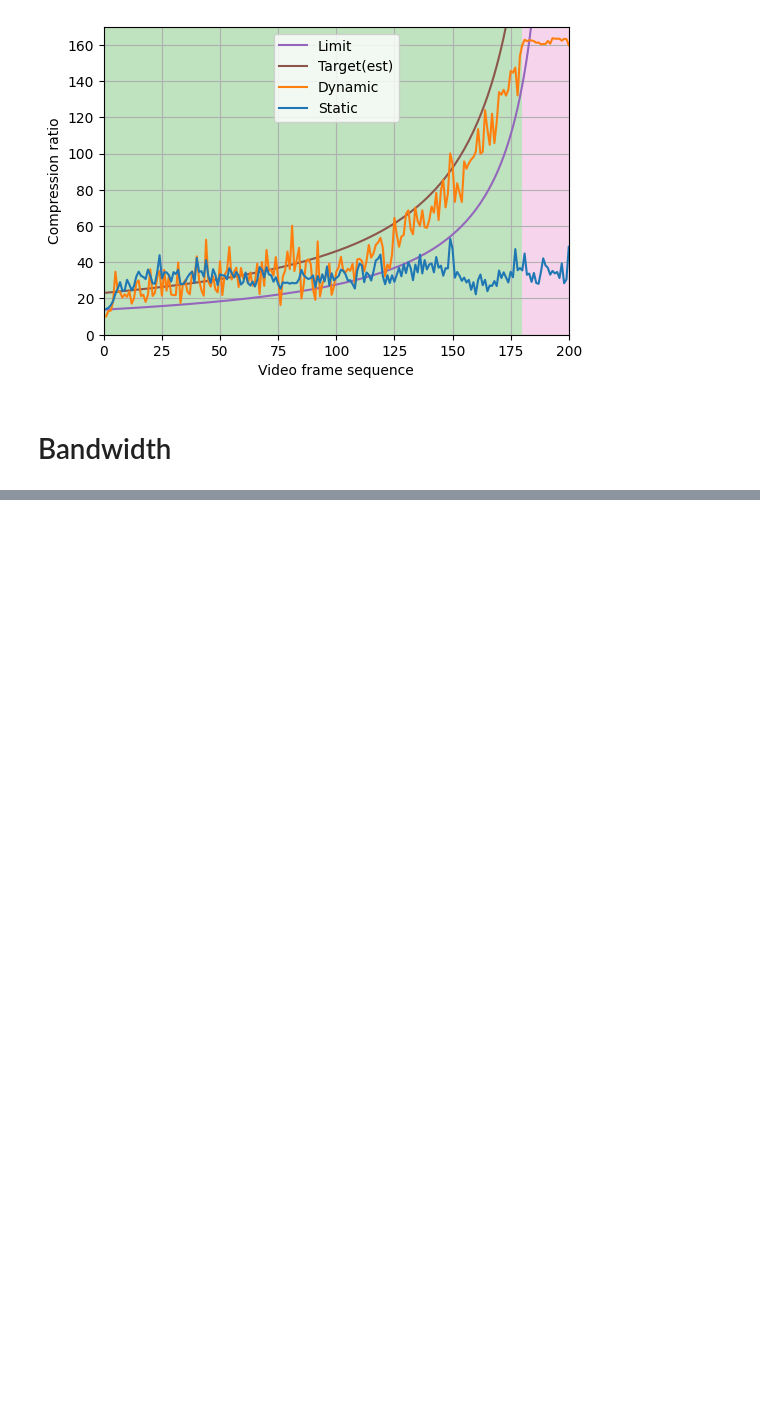
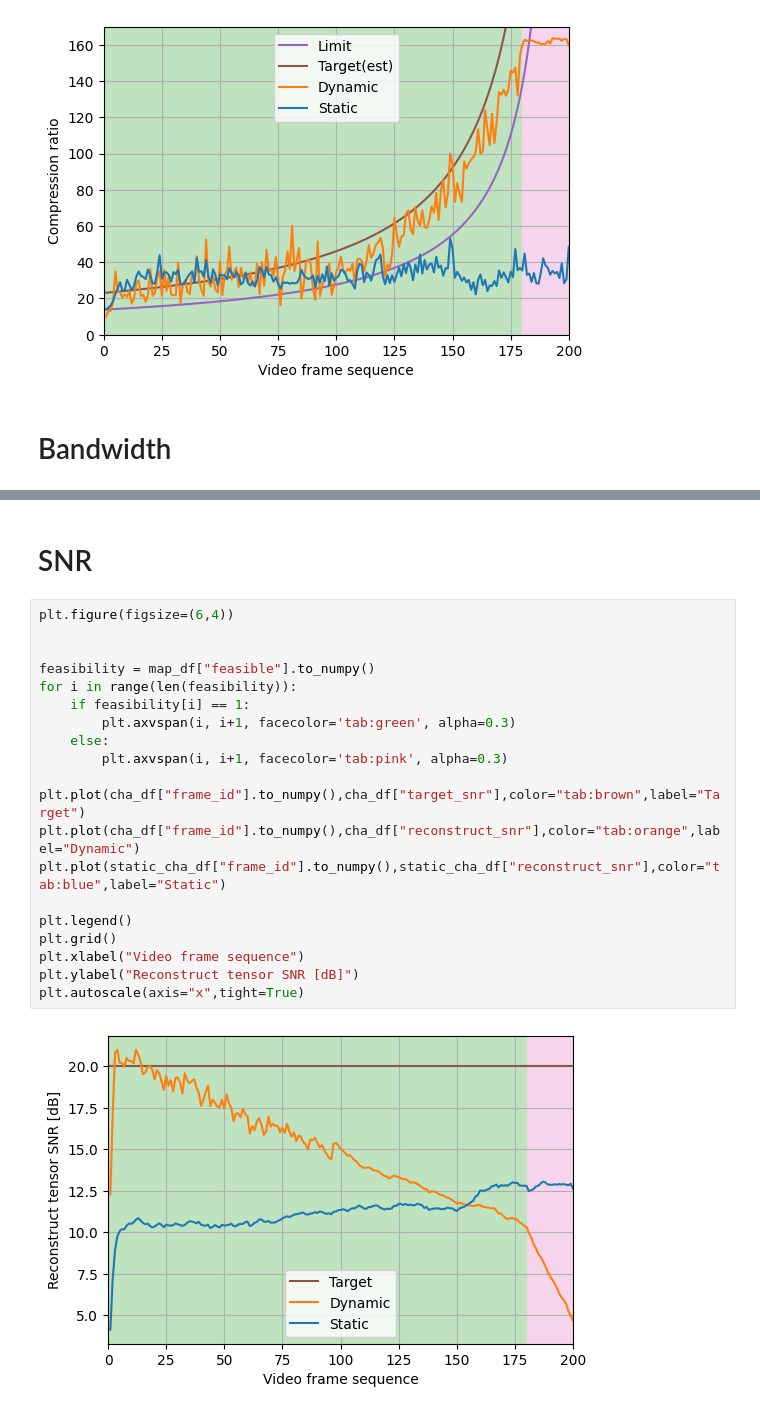
Before and after one commit to Rexyyj/split_DNN_framework, a Jupyter notebook: dynamic_framework/plots/map_drop.ipynb, the cells around one changed output, grey strips where cells are left out. Saved outputs shown, nothing was run; the diff lists cells and outputs as text; blank space fills up the shorter version.

```diff
--- a/dynamic_framework/plots/map_drop.ipynb
+++ b/dynamic_framework/plots/map_drop.ipynb
@@ -102,0 +128,24 @@ plt.autoscale(axis="x",tight=True)
+# %% [markdown]
+# SNR
+# %%
+plt.figure(figsize=(6,4))
+
+
+feasibility = map_df["feasible"].to_numpy()
+for i in range(len(feasibility)):
+    if feasibility[i] == 1:
+        plt.axvspan(i, i+1, facecolor='tab:green', alpha=0.3)
+    else:
+        plt.axvspan(i, i+1, facecolor='tab:pink', alpha=0.3)
+
+plt.plot(cha_df["frame_id"].to_numpy(),cha_df["target_snr"],color="tab:brown",label="Target")
+plt.plot(cha_df["frame_id"].to_numpy(),cha_df["reconstruct_snr"],color="tab:orange",label="Dynamic")
+plt.plot(static_cha_df["frame_id"].to_numpy(),static_cha_df["reconstruct_snr"],color="tab:blue",label="Static")
+
+plt.legend()
+plt.grid()
+plt.xlabel("Video frame sequence")
+plt.ylabel("Reconstruct tensor SNR [dB]")
+plt.autoscale(axis="x",tight=True)
+# %% [output]
+[figure, added]
```
Also changed, not shown: parts of 4 cells of this notebook, 6 other files.
